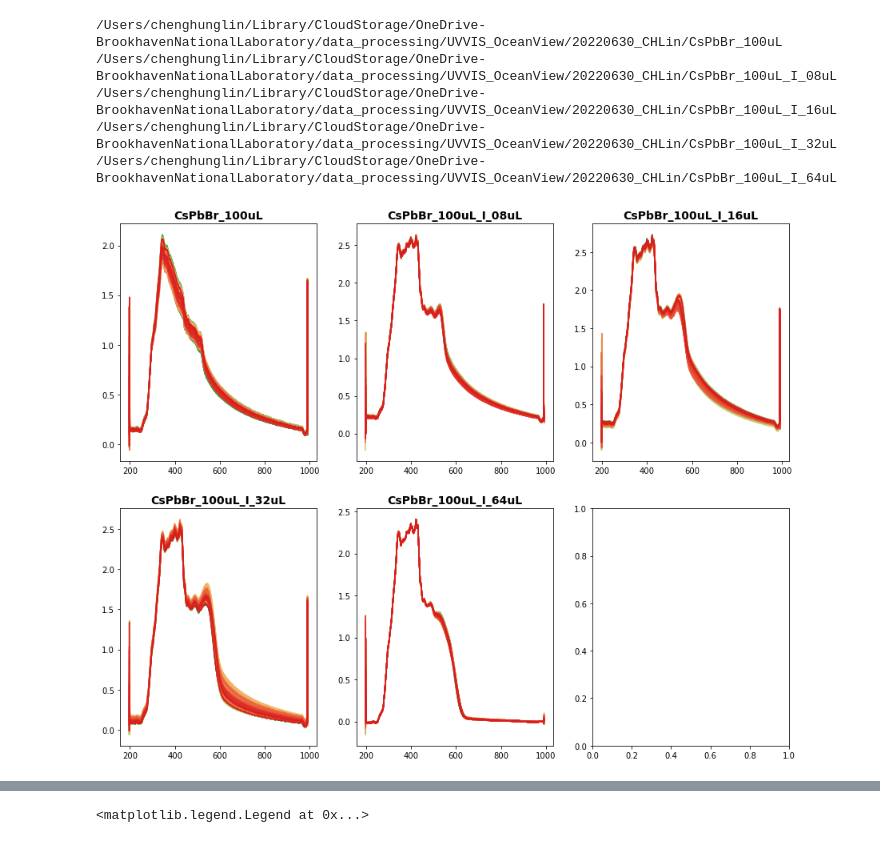
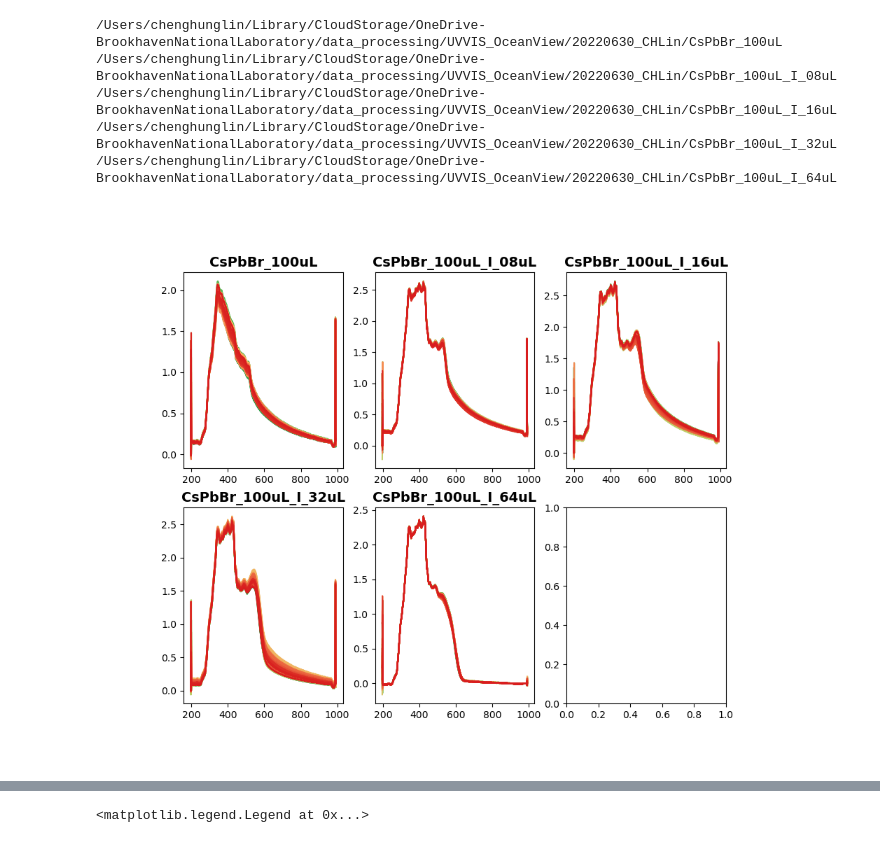
Before and after one commit to cheng-hung/Data_process, a Jupyter notebook: 20220630_CsPbBr_absor.ipynb, the cells around one changed output, grey strips where cells are left out. Drawn from its saved outputs; the diff is of its cells as text; code cells hidden in the pictures.

```diff
--- a/20220630_CsPbBr_absor.ipynb
+++ b/20220630_CsPbBr_absor.ipynb
@@ -47,7 +48,7 @@ print(*subfolder, sep = '\n')  ## Print one element per line
 /Users/chenghunglin/Library/CloudStorage/OneDrive-BrookhavenNationalLaboratory/data_processing/UVVIS_OceanView/20220630_CHLin/CsPbBr_100uL_I_64uL
 # %%
 ## Plot All PL profiles in each subfolder
-f1, ax1 = plt.subplots(2, int(len(subfolder)/2)+1, figsize = (15, 12))
+f1, ax1 = plt.subplots(2, int(len(subfolder)/2)+1, figsize = (10, 8))
 # f1, (ax1, ax2) = plt.subplots(1, 2, figsize = (6, 9), gridspec_kw={'width_ratios': [1,1]})
 
 ax1 = ax1.flatten()
@@ -66,31 +67,31 @@ for i in range(len(subfolder)):
 
     ## Data file range
     k1 = 0
     k2 = len(data_files)
 
     color_idx = np.linspace(0, 1, k2-k1+1)
     ax1[i].set_title(os.path.basename(subfolder[i]), {'fontsize': 14, 'fontweight': fontweight})
     df_i = pd.DataFrame()
     for j in range(k1, k2):
         df_j = pd.read_csv(data_files[j], names=['wavelength', 'intensity'], skiprows=14, sep='\t')
         ax1[i].plot(df_j.wavelength, df_j.intensity, color=cmap(color_idx[j-k1]))
         #df_i[f'Iten_{j}'] = df_j.intensity
         df_i = pd.concat([df_i, df_j.intensity], axis=1, ignore_index=True)
 
     df[f'{os.path.basename(subfolder[i])}']= df_i.mean(axis=1)
     #df_norm[f'{os.path.basename(subfolder[i])}']= df_i.mean(axis=1) / df_i.mean(axis=1).sum(axis=0)
     df_norm[f'{os.path.basename(subfolder[i])}']= df[f'{os.path.basename(subfolder[i])}'].loc[w1:w2] / df[f'{os.path.basename(subfolder[i])}'].loc[w1:w2].sum(axis=0)
 
 
     x = df[f'{os.path.basename(subfolder[i])}'].loc[w1:w2].values #returns a numpy array
     min_max_scaler = preprocessing.MinMaxScaler()
     x_scaled = min_max_scaler.fit_transform(x.reshape(-1,1))
     df_norm2[f'{os.path.basename(subfolder[i])}']= x_scaled.flatten()
 
 
 df['wavelength'] = df_j.wavelength
 df_norm['wavelength'] = df_j.wavelength.loc[w1:w2]
 #df_norm2['wavelength'] = df_j.wavelength.loc[w1:w2]
 df_norm2.loc[0:w2-w1, 'wavelength'] = df_j.wavelength.loc[w1:w2].values
 # %% [output]
-[figure, old version]
+[figure, new version]
```
Also changed, not shown: parts of 7 cells of this notebook.
